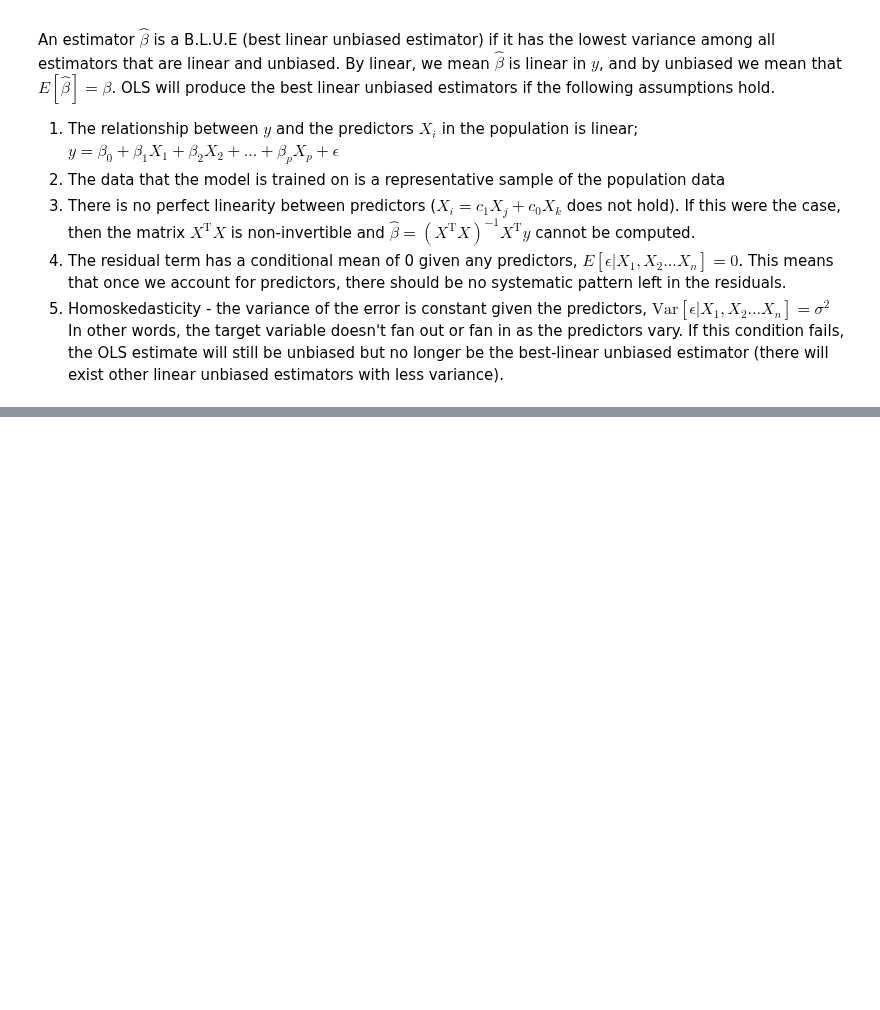
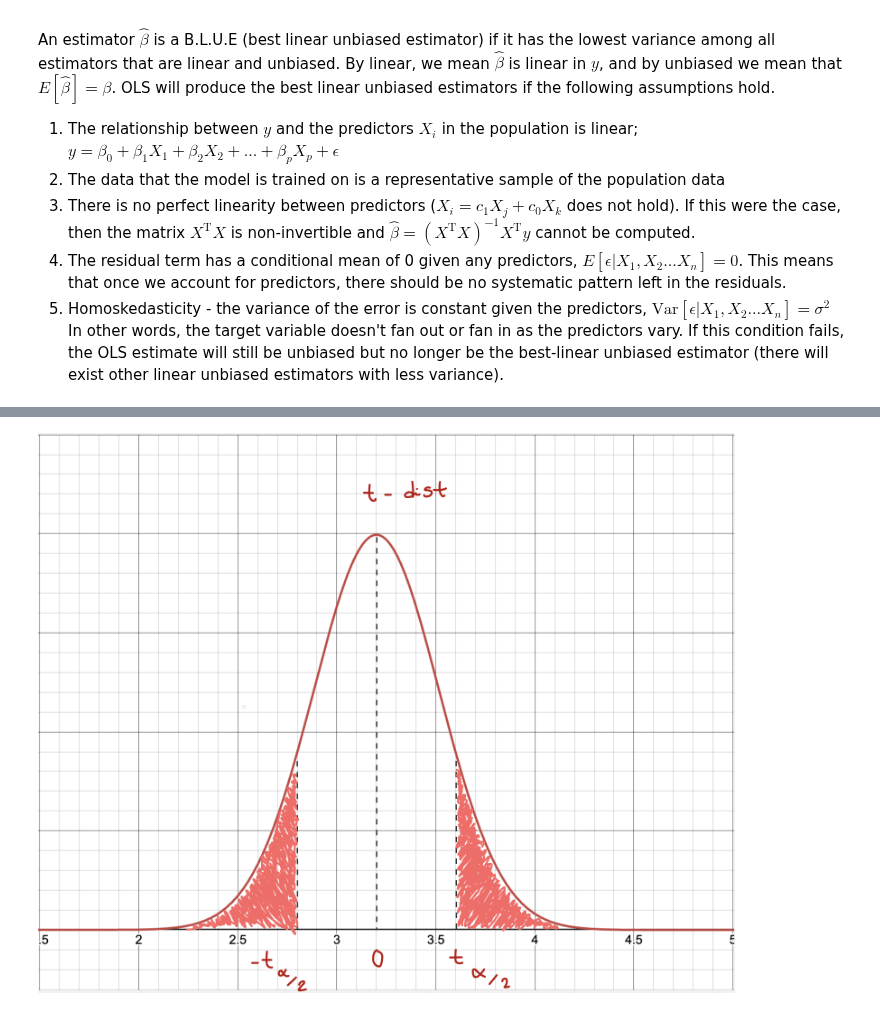
Before and after one commit to PrasunBanerjee04/TechnicalNotes, a Jupyter notebook: Machine Learning/Linear Models/linear_models.ipynb, the cells around one changed output, grey strips where cells are left out. Cells and saved outputs as stored; diff of their text form; code cells hidden in the pictures; blank space fills up the shorter version.

```diff
--- a/Machine Learning/Linear Models/linear_models.ipynb
+++ b/Machine Learning/Linear Models/linear_models.ipynb
@@ -106,0 +124,4 @@ An estimator $\hat\beta$ is a B.L.U.E (best linear unbiased estimator) if it has
+# %%
+display(Image(filename="t_dist.png"))
+# %% [output]
+[figure, added]
```
Also changed, not shown: parts of 1 cell of this notebook.
